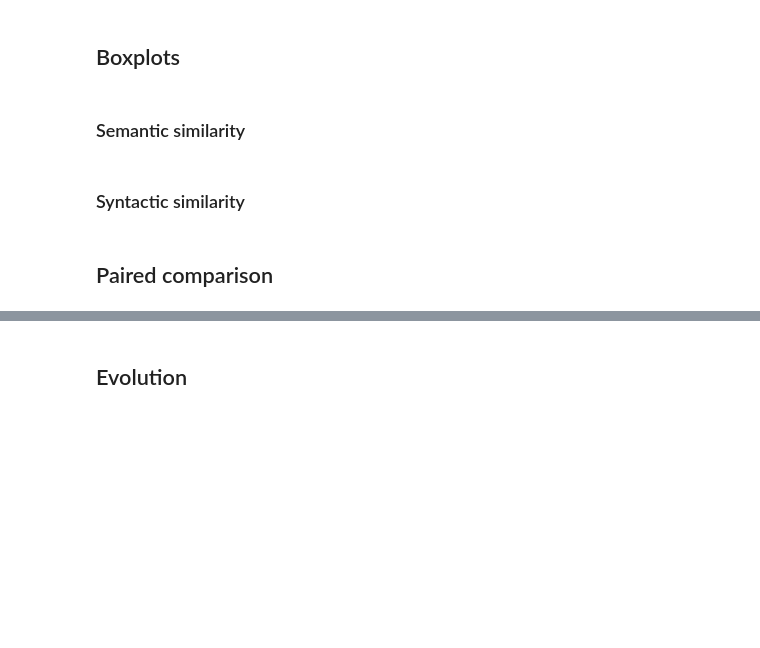
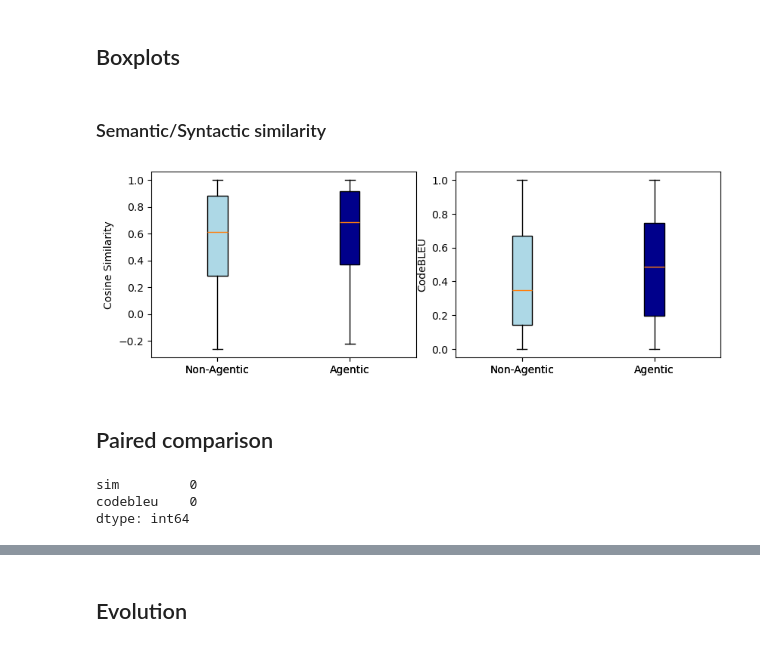
Before and after one commit to lucianoMarchezan/codehistorian-extractor, a Jupyter notebook: analysis/RQ1/RQ1.ipynb, the cells around one changed output, grey strips where cells are left out. Drawn from its saved outputs; the diff is of its cells as text; code cells hidden in the pictures; blank space fills up the shorter version.

Commit message:
adjusting RQ1 analysis

```diff
--- a/analysis/RQ1/RQ1.ipynb
+++ b/analysis/RQ1/RQ1.ipynb
@@ -74,21 +100,71 @@ df.groupby("agentic")[["sim", "codebleu"]].mean()
 # %% [markdown]
 ## Boxplots
 # %% [markdown]
-### Semantic similarity
+### Semantic/Syntactic similarity
 # %%
-fig, ax = plt.subplots(figsize=(6,5))
+import matplotlib.pyplot as plt
 
-df.boxplot(
-    column="sim",
-    by="agentic",
-    ax=ax
+# Ensure numeric values
+df["sim"] = pd.to_numeric(df["sim"], errors="coerce")
+df["codebleu"] = pd.to_numeric(df["codebleu"], errors="coerce")
+
+# Prepare data
+sim_false = df[df["agentic"] == False]["sim"].dropna()
+sim_true = df[df["agentic"] == True]["sim"].dropna()
+
+codebleu_false = df[df["agentic"] == False]["codebleu"].dropna()
+codebleu_true = df[df["agentic"] == True]["codebleu"].dropna()
+
+fig, axes = plt.subplots(
+    1,
+    2,
+    figsize=(8, 3.2),   # smaller width and height
+    sharex=True
 )
 
-ax.set_title("Semantic Similarity (SimCSE/Cosine)")
-ax.set_xlabel("Agentic")
-ax.set_ylabel("Similarity")
+colors = ["lightblue", "darkblue"]
 
-plt.suptitle("")
+# Similarity boxplot
+bp1 = axes[0].boxplot(
+    [sim_false, sim_true],
+    labels=["Non-Agentic", "Agentic"],
+    patch_artist=True
+)
+
+axes[0].set_ylabel("Cosine Similarity")
+
+for patch, color in zip(bp1["boxes"], colors):
+    patch.set_facecolor(color)
+
+
+# CodeBLEU boxplot
+bp2 = axes[1].boxplot(
+    [codebleu_false, codebleu_true],
+    labels=["Non-Agentic", "Agentic"],
+    patch_artist=True
+)
+
+axes[1].set_ylabel("CodeBLEU")
+
+for patch, color in zip(bp2["boxes"], colors):
+    patch.set_facecolor(color)
+
+
+#  spacing between plots
+plt.subplots_adjust(
+    wspace=0.15,   # horizontal spacing
+    left=0.04,
+    right=0.98,
+    bottom=0.18,
+    top=0.95
+)
+
+plt.savefig(
+    "plots/similarity_comparison.pdf",
+    format="pdf",
+    bbox_inches="tight"
+)
+
 plt.show()
+# %% [output]
+[figure, added]
-# %% [markdown]
-### Syntactic similarity
@@ -110,5 +171,11 @@ plt.show()
 # %% [markdown]
 ## Paired comparison
+# %%
+df[["sim", "codebleu"]].isna().sum()
+# %% [output]
+sim         0
+codebleu    0
+dtype: int64
 # %%
 project_scores = (
     df
```
Also changed, not shown: parts of 12 cells of this notebook, 1 other file.
